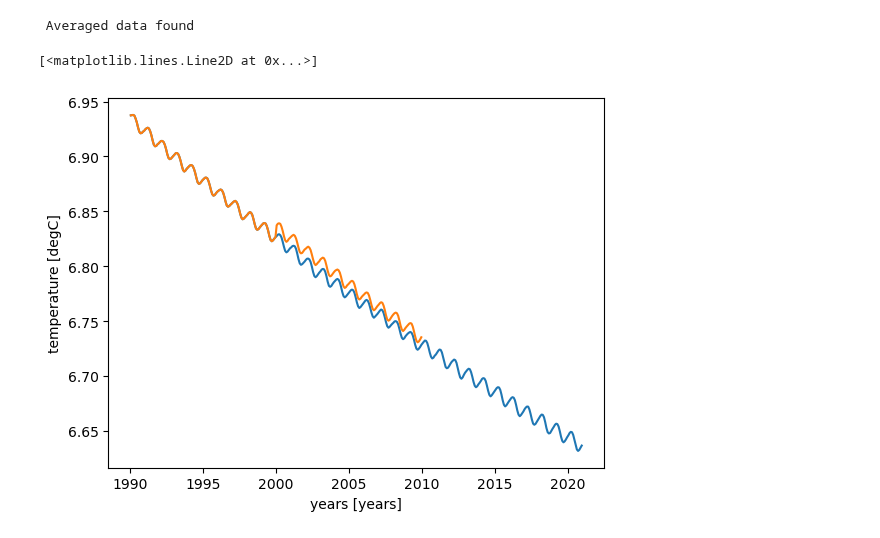
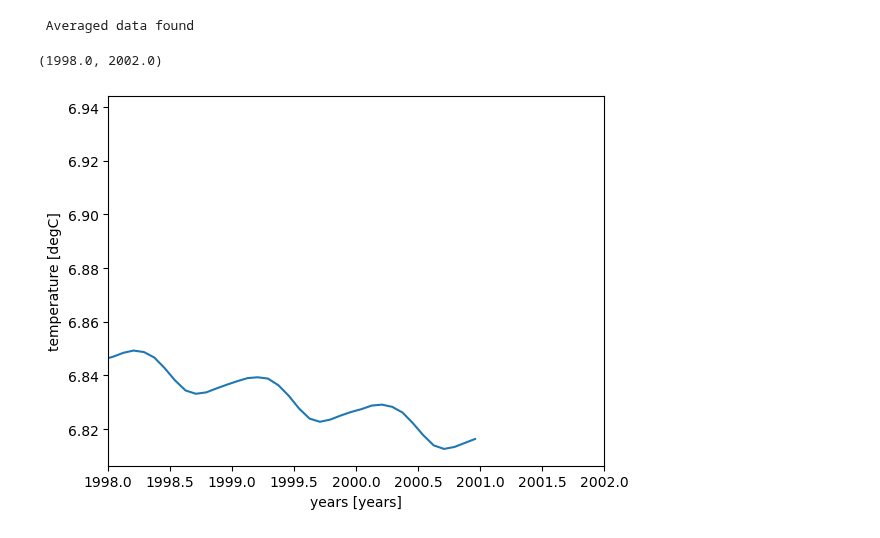
Before and after one commit to asozza/stece, a Jupyter notebook: osprey/notebooks/test_postreader.ipynb, the cells around one changed output. Saved outputs shown, nothing was run; the diff lists cells and outputs as text; code cells hidden in the pictures.

```diff
--- a/osprey/notebooks/test_postreader.ipynb
+++ b/osprey/notebooks/test_postreader.ipynb
@@ -5,4 +5,5 @@ import xarray as xr
 import matplotlib.pyplot as plt
 from osprey.actions.post_reader import postreader_averaged
 # %%
-fdata = postreader_averaged(expname='FE01', startyear=1990, endyear=2010, varname='thetao', diagname='timeseries')
+gdata = postreader_averaged(expname='FE01', startyear=1990, endyear=2000, varname='thetao', diagname='timeseries')
+#fdata = postreader_averaged(expname='FE01', startyear=1990, endyear=2001, varname='thetao', diagname='timeseries')
@@ -11,8 +36,10 @@ data = postreader_averaged(expname='lfr0', startyear=1990, endyear=2020, varname
 # %% [output]
  Averaged data found
 # %%
-data['thetao'].plot()
-fdata['thetao'].plot()
+#data['thetao'].plot()
+#fdata['thetao'].plot()
+gdata['thetao'].plot()
+plt.xlim(1998,2002)
 # %% [output]
-[<matplotlib.lines.Line2D at 0x...>]
+(1998.0, 2002.0)
-[figure, old version]
+[figure, new version]
```
Also changed, not shown: parts of 3 cells of this notebook, 5 other files.
